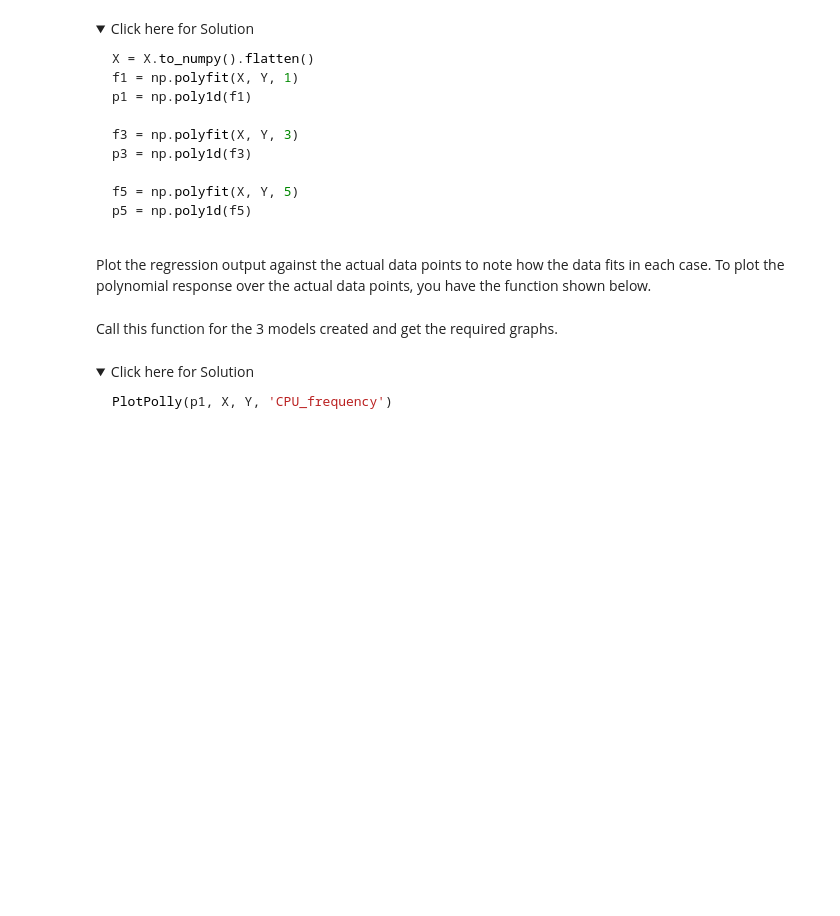
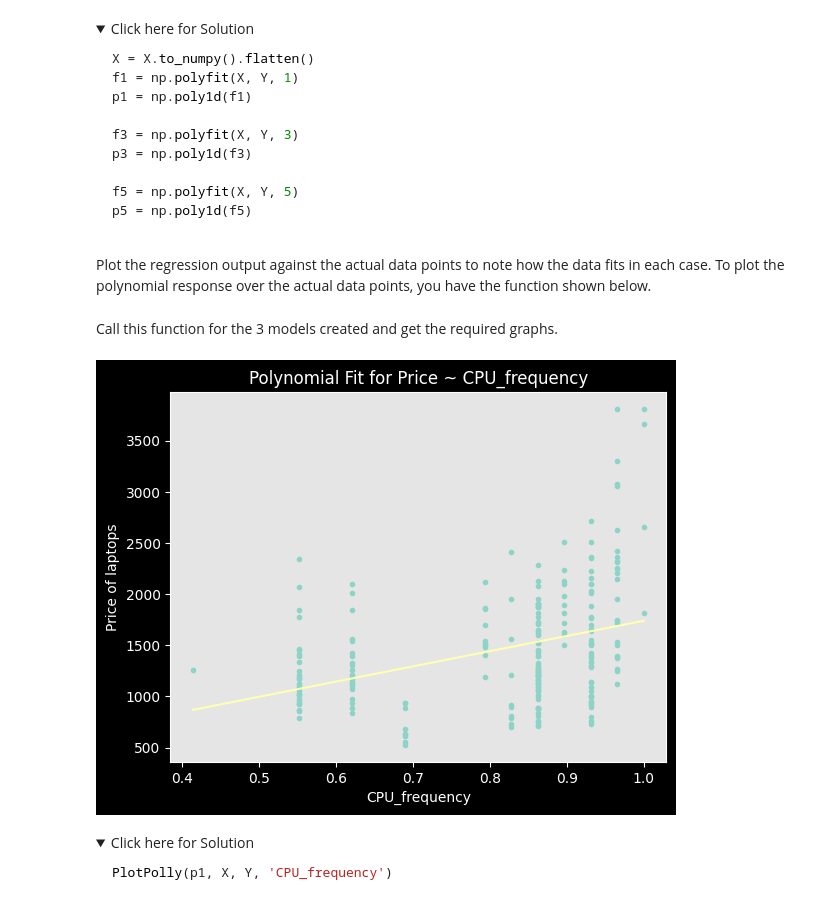
Before and after one commit to gautam2204/data_science, a Jupyter notebook: modelDevelopment/practice1/practice_model_development_laptops.ipynb, the cells around one changed output. Drawn from its saved outputs; the diff is of its cells as text; code cells hidden in the pictures; folded sections open; blank space fills up the shorter version.

```diff
--- a/modelDevelopment/practice1/practice_model_development_laptops.ipynb
+++ b/modelDevelopment/practice1/practice_model_development_laptops.ipynb
@@ -232,0 +284,17 @@ Use the variable "CPU_frequency" to create Polynomial features. Try this for 3 d
+# %%
+#  Write your code below and press Shift+Enter to execute
+X = df['CPU_frequency']
+Y = df['Price']
+X = X.to_numpy().flatten()
+f1=np.polyfit(X,Y,1)
+p1=np.poly1d(f1)
+print(p1)
+
+f2=np.polyfit(X,Y,3)
+p2=np.poly1d(f2)
+print(p2)
+
+
+f3=np.polyfit(X,Y,5)
+p3=np.poly1d(f3)
+print(p3)
@@ -266,6 +340,9 @@ Call this function for the 3 models created and get the required graphs.
 # %%
 #  Write your code below and press Shift+Enter to execute
 # Call for function of degree 1
+PlotPolly(p1,X,Y,"CPU_frequency")
+# %% [output]
+[figure, added]
 # %% [markdown]
 <details>
     <summary>Click here for Solution</summary>
```
Also changed, not shown: parts of 21 cells of this notebook, 4 other files.
